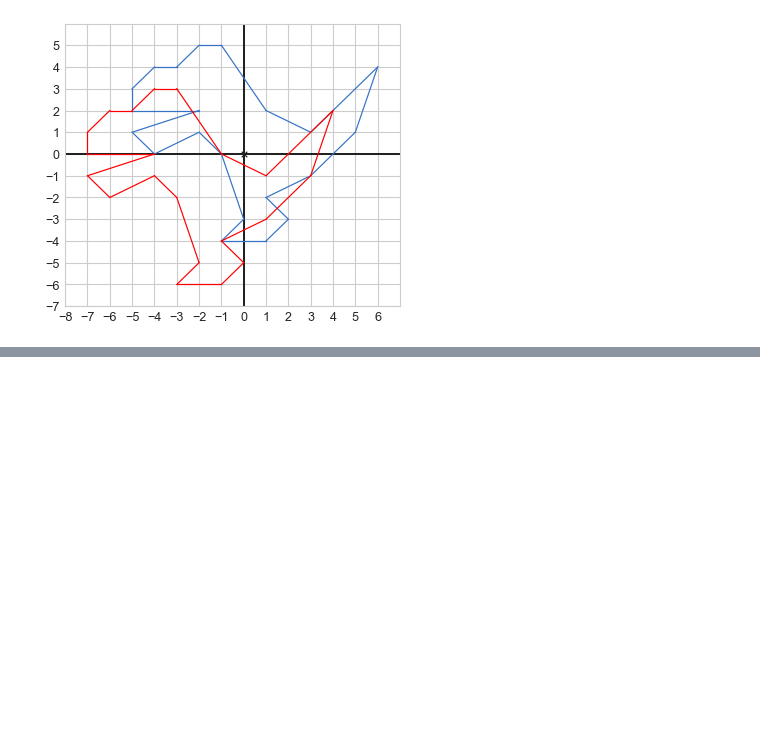
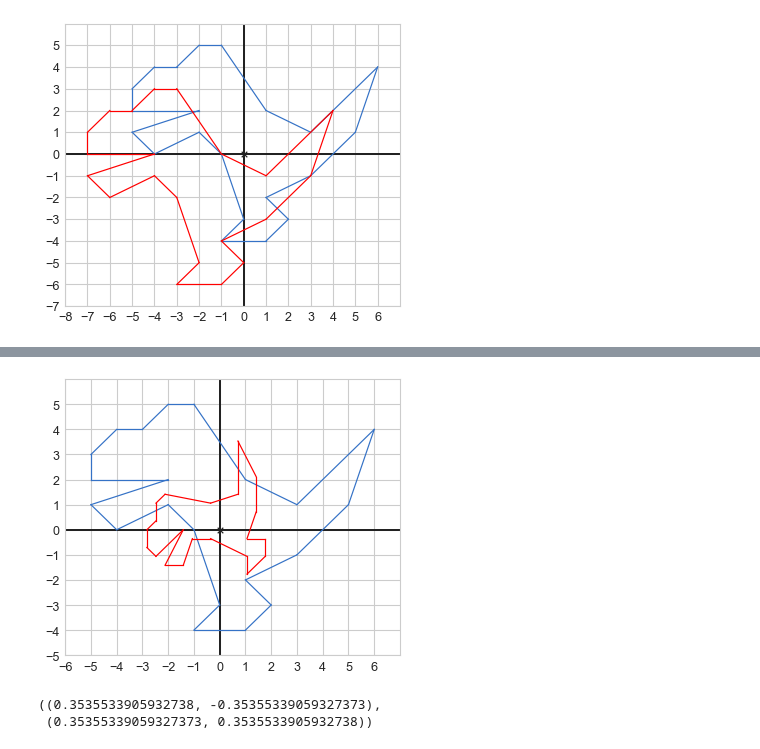
Before and after one commit to aliakhtar/maths4programmers-python, a Jupyter notebook: ch05/5.3.ipynb, the cells around one changed output, grey strips where cells are left out. Cells and saved outputs as stored; diff of their text form; code cells hidden in the pictures; blank space fills up the shorter version.

```diff
--- a/ch05/5.3.ipynb
+++ b/ch05/5.3.ipynb
@@ -82,0 +116,15 @@ draw(
+# %%
+combined = compose(scaler, rotater)
+combined_matrix = infer_matrix(2, combined)
+
+dino_transformed = [multiply_matrix_vector(combined_matrix, v) for v in dino_vectors]
+draw(
+    vd.Polygon(*dino_vectors, color = blue),
+    vd.Polygon(*dino_transformed, color = 'red'),
+)
+
+combined_matrix
+# %% [output]
+[figure, added]
+((0.3535533905932738, -0.35355339059327373),
+ (0.35355339059327373, 0.3535533905932738))
```
Also changed, not shown: parts of 4 cells of this notebook.
